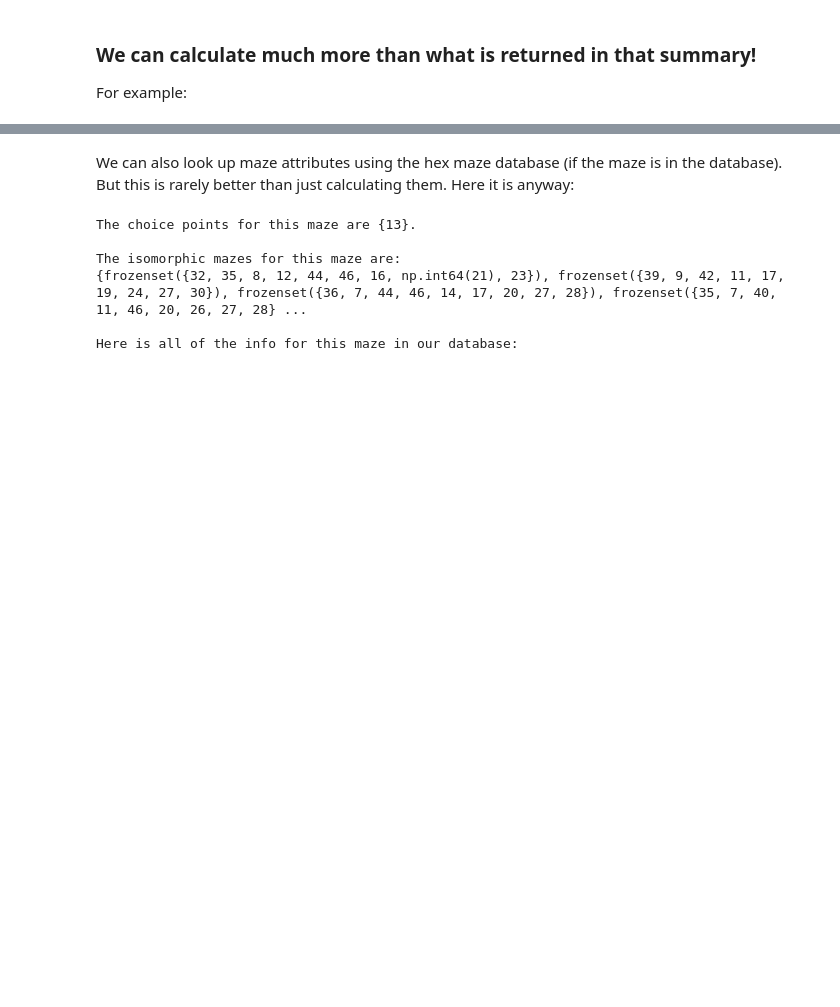
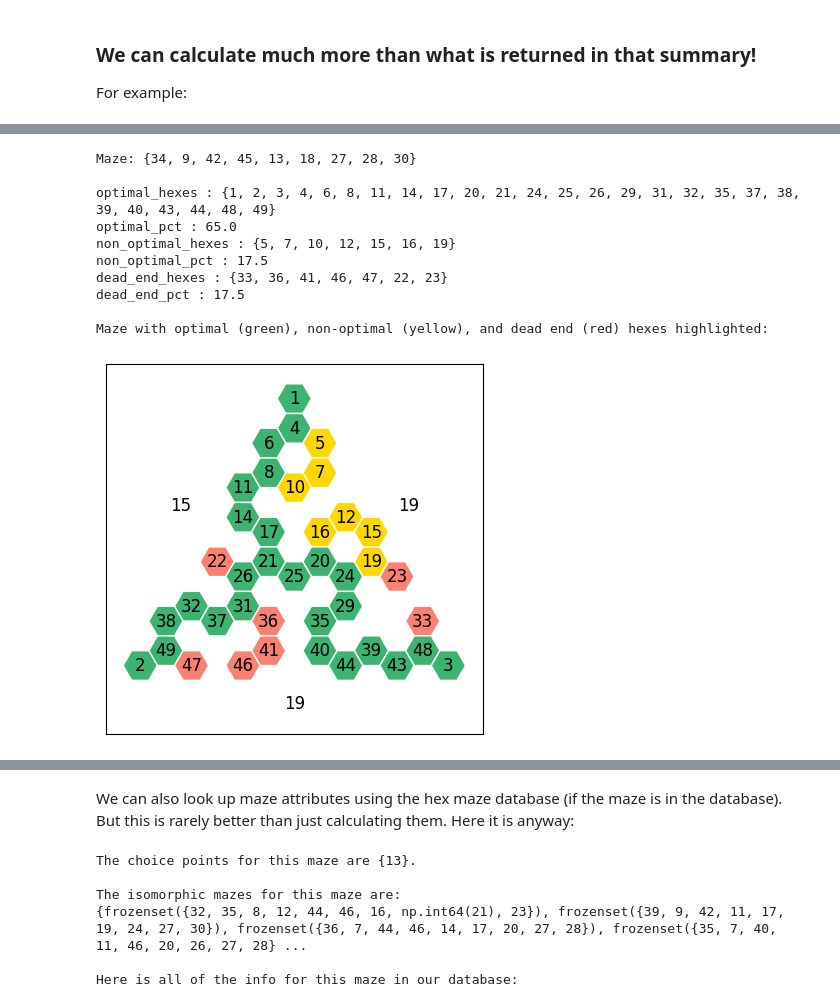
Before and after one commit to calderast/Hex-maze, a Jupyter notebook: Tutorials/Hex_Maze_Functions.ipynb, the cells around one changed output, grey strips where cells are left out. Drawn from its saved outputs; the diff is of its cells as text; code cells hidden in the pictures; blank space fills up the shorter version.

```diff
--- a/Tutorials/Hex_Maze_Functions.ipynb
+++ b/Tutorials/Hex_Maze_Functions.ipynb
@@ -211,0 +227,71 @@ The maze divided into thirds:
+# %%
+from hex_maze_utils import (
+    get_hexes_on_optimal_paths,
+    get_non_optimal_non_dead_end_hexes,
+    get_non_dead_end_hexes,
+    get_dead_end_hexes,
+    classify_maze_hexes,
+    get_dead_ends,
+    get_dead_end_lengths,
+    get_num_dead_ends,
+)
+
+# Grab some mazes from the database to look at!
+maze_num = 21 # Some interesting ones = 6, 7, 10, 11, 12, 21, 22
+example_maze = maze_to_barrier_set(maze_database.iloc[maze_num]["barriers"])
+print(f"Maze: {example_maze}\n")
+
+# Classify hexes as on optimal paths, on non-optimal paths, or in dead ends
+hex_type_dict = classify_maze_hexes(example_maze)
+# Print the list of hexes and percentage of hexes in each category
+for key in hex_type_dict:
+    print(f"{key} : {hex_type_dict[key]}")
+
+# Color optimal hexes in green, non-optimal hexes in yellow, and dead-end hexes in red
+hexes_list = [hex_type_dict["optimal_hexes"], hex_type_dict["non_optimal_hexes"], hex_type_dict["dead_end_hexes"]]
+color_list = ["mediumseagreen", "gold", "salmon"]
+
+# Plot the maze with hexes in each group highlighted
+print("\nMaze with optimal (green), non-optimal (yellow), and dead end (red) hexes highlighted:")
+plot_hex_maze(example_maze, highlight_hexes=hexes_list, highlight_colors=color_list, show_barriers=False)
+
+# Find all dead end paths.
+# For each dead end, get a dictionary where the keys are hexes in that dead end path
+# and the values are how far into the dead end each hex is.
+dead_end_hex_distances = get_dead_ends(example_maze)
+print(f"Dead end distances by hex: {dead_end_hex_distances}")
+
+# Get a dictionary of dead end length: number of dead ends with that length
+dead_end_lengths = get_dead_end_lengths(example_maze)
+print(f"\nDead end lengths: {dead_end_lengths}\n")
+
+# Get the number of dead ends with length >= min_length
+for min_length in [1, 2, 3, 4]:
+    num_dead_ends = get_num_dead_ends(example_maze, min_length=min_length)
+    print(f"There are {num_dead_ends} dead ends with length >= {min_length}")
+
+# We can also get the set of hexes in each group individually!
+
+optimal_hexes = get_hexes_on_optimal_paths(example_maze)
+print(f"\nHexes on optimal paths: {optimal_hexes}")
+
+non_optimal_non_dead_end_hexes = get_non_optimal_non_dead_end_hexes(example_maze)
+print(f"\nHexes on longer-than-optimal (but non-dead-end) paths: {non_optimal_non_dead_end_hexes}")
+
+non_dead_end_hexes = get_non_dead_end_hexes(example_maze)
+print(f"\nAll non dead end hexes: {non_dead_end_hexes}")
+
+dead_end_hexes = get_dead_end_hexes(example_maze)
+print(f"\nDead end hexes: {dead_end_hexes}")
+# %% [output]
+Maze: {34, 9, 42, 45, 13, 18, 27, 28, 30}
+
+optimal_hexes : {1, 2, 3, 4, 6, 8, 11, 14, 17, 20, 21, 24, 25, 26, 29, 31, 32, 35, 37, 38, 39, 40, 43, 44, 48, 49}
+optimal_pct : 65.0
+non_optimal_hexes : {5, 7, 10, 12, 15, 16, 19}
+non_optimal_pct : 17.5
+dead_end_hexes : {33, 36, 41, 46, 47, 22, 23}
+dead_end_pct : 17.5
+
+Maze with optimal (green), non-optimal (yellow), and dead end (red) hexes highlighted:
+[figure, added]
```
Also changed, not shown: parts of 8 cells of this notebook, 1 other file.
